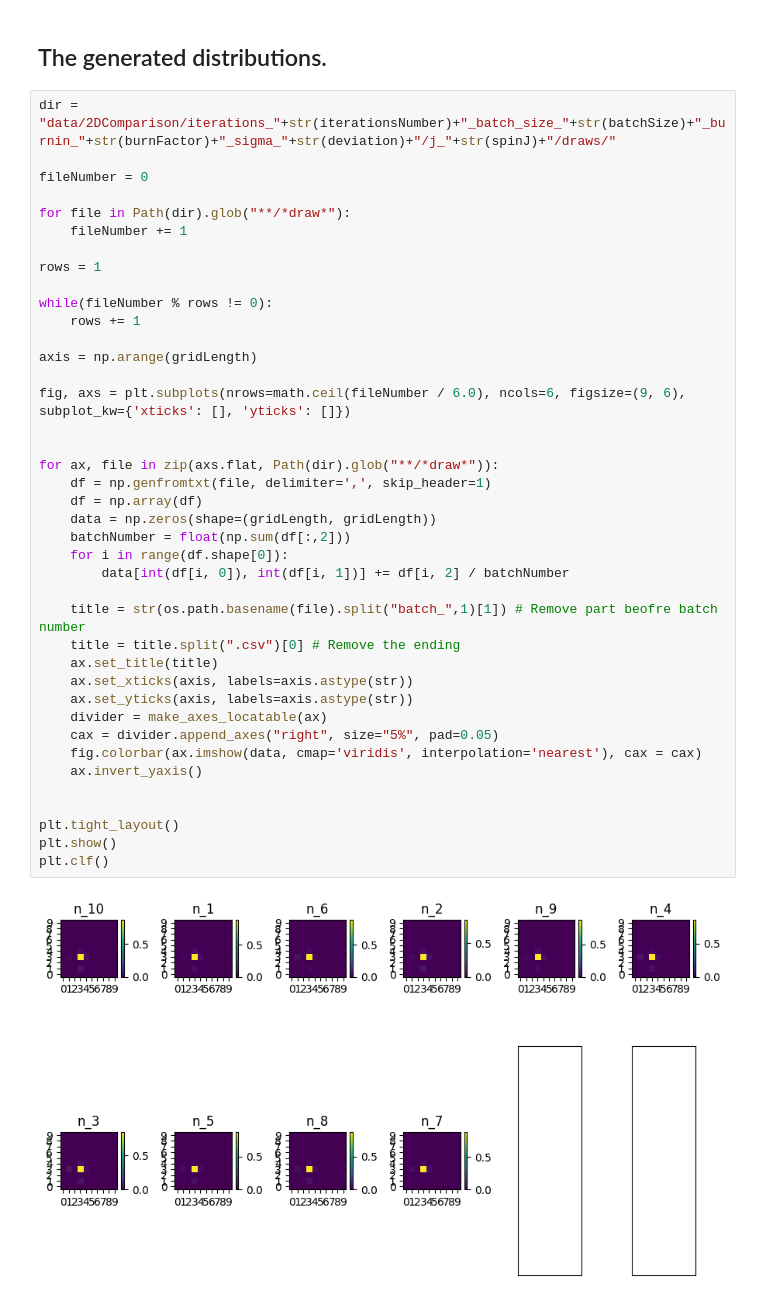
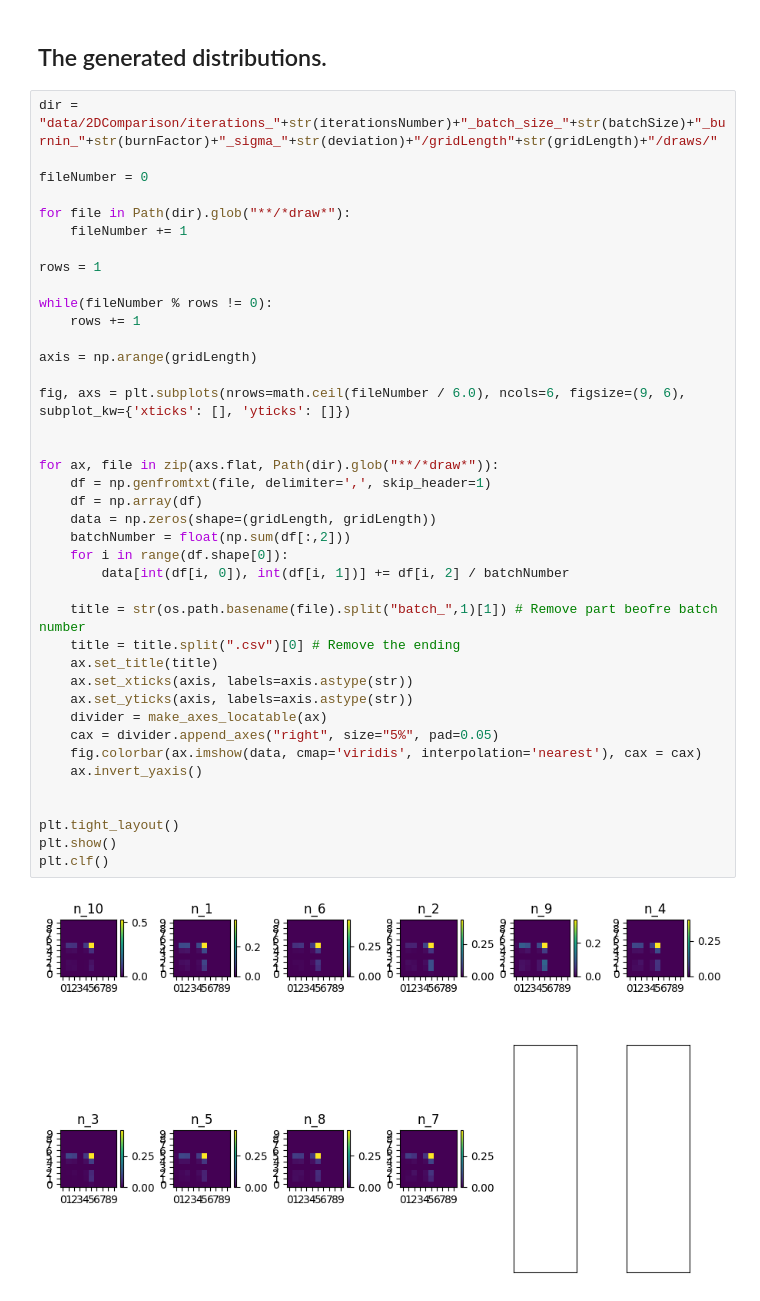
Before and after one commit to JosephRRB/torchgfn_spinfoams, a Jupyter notebook: notebooks/Comparison with MCMC 2D.ipynb, the cells around one changed output. Cells and saved outputs as stored; diff of their text form.

```diff
--- a/notebooks/Comparison with MCMC 2D.ipynb
+++ b/notebooks/Comparison with MCMC 2D.ipynb
@@ -72,7 +69,7 @@ plt.clf()
 # %% [markdown]
 ## The generated distributions.
 # %%
-dir = "data/2DComparison/iterations_"+str(iterationsNumber)+"_batch_size_"+str(batchSize)+"_burnin_"+str(burnFactor)+"_sigma_"+str(deviation)+"/j_"+str(spinJ)+"/draws/"
+dir = "data/2DComparison/iterations_"+str(iterationsNumber)+"_batch_size_"+str(batchSize)+"_burnin_"+str(burnFactor)+"_sigma_"+str(deviation)+"/gridLength"+str(gridLength)+"/draws/"
 
 fileNumber = 0
 
@@ -85,33 +82,33 @@ while(fileNumber % rows != 0):
     rows += 1
 
 axis = np.arange(gridLength)
 
 fig, axs = plt.subplots(nrows=math.ceil(fileNumber / 6.0), ncols=6, figsize=(9, 6), subplot_kw={'xticks': [], 'yticks': []})
 
 
 for ax, file in zip(axs.flat, Path(dir).glob("**/*draw*")):
     df = np.genfromtxt(file, delimiter=',', skip_header=1)
     df = np.array(df)
     data = np.zeros(shape=(gridLength, gridLength))
     batchNumber = float(np.sum(df[:,2]))
     for i in range(df.shape[0]):
         data[int(df[i, 0]), int(df[i, 1])] += df[i, 2] / batchNumber
 
     title = str(os.path.basename(file).split("batch_",1)[1]) # Remove part beofre batch number
     title = title.split(".csv")[0] # Remove the ending
     ax.set_title(title)
     ax.set_xticks(axis, labels=axis.astype(str))
     ax.set_yticks(axis, labels=axis.astype(str))
     divider = make_axes_locatable(ax)
     cax = divider.append_axes("right", size="5%", pad=0.05)
     fig.colorbar(ax.imshow(data, cmap='viridis', interpolation='nearest'), cax = cax)
     ax.invert_yaxis()
 
 
 plt.tight_layout()
 plt.show()
 plt.clf()
 # %% [output]
-[figure, old version]
+[figure, new version]
 <Figure size 640x480 with 0 Axes>
 # %%
```
Also changed, not shown: parts of 5 cells of this notebook.
